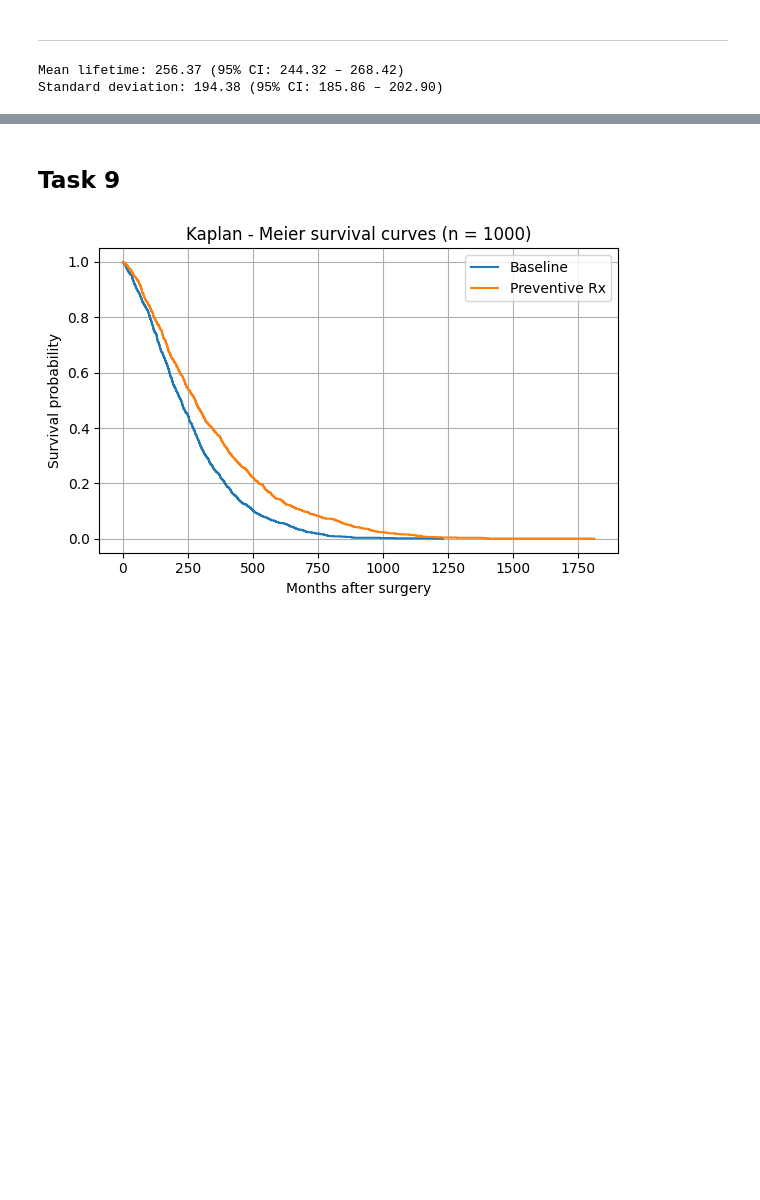
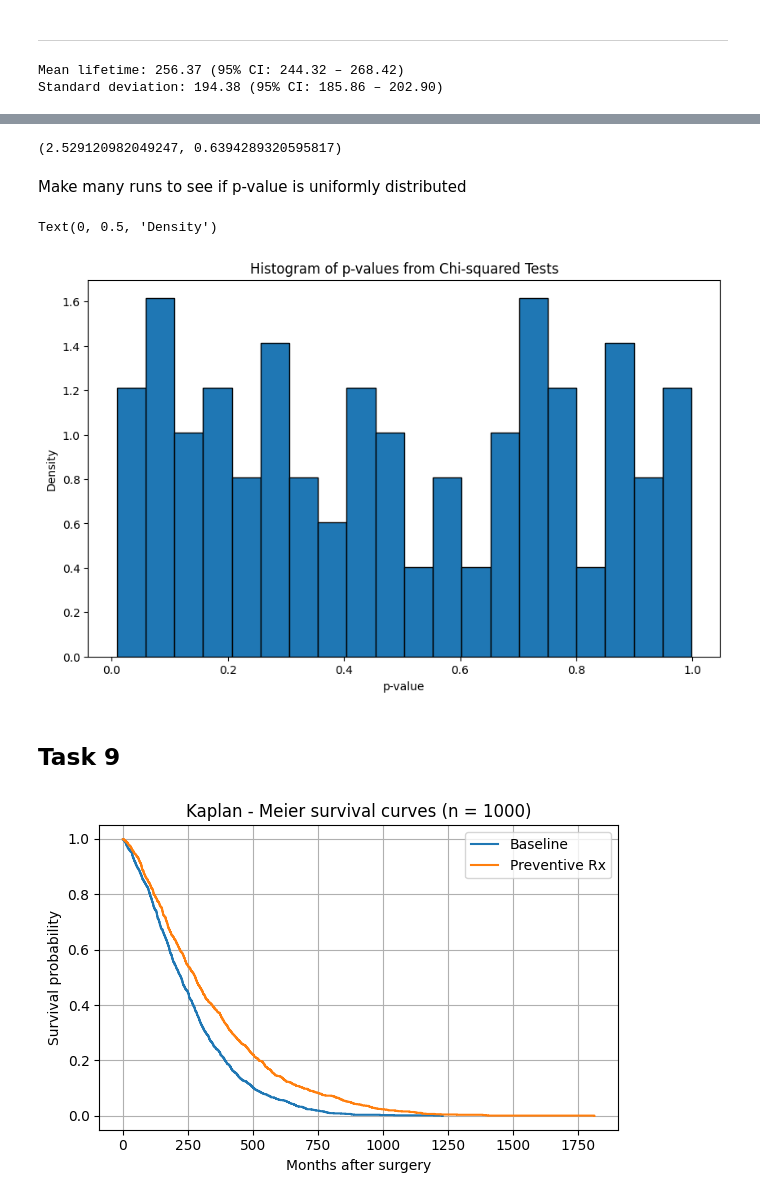
Before and after one commit to AntonJorg/stochastic_simulation, a Jupyter notebook: project1/Part2.ipynb, the cells around one changed output, grey strips where cells are left out. Saved outputs shown, nothing was run; the diff lists cells and outputs as text; code cells hidden in the pictures; blank space fills up the shorter version.

```diff
--- a/project1/Part2.ipynb
+++ b/project1/Part2.ipynb
@@ -244,0 +174,3 @@ Proportion of women with cancer reappeared (state 2 or above) after 30.5 months:
+# %%
+bin_edges = [100, 200, 400, 800, times[-1]]
+bin_edges
@@ -304,3 +222,52 @@ plt.show()
+# %%
+from scipy.stats import chi2
+def chi_squared_test(observed, expected):
+    observed = np.array(observed)
+    expected = np.array(expected)
+
+    # Ensure the sums match (scale if needed)
+    if not np.isclose(observed.sum(), expected.sum()):
+        expected = expected * (observed.sum() / expected.sum())
+
+    chi2_stat = np.sum((observed - expected) ** 2 / expected)
+
+    # Degrees of freedom: (number of categories - 1)
+    dof = len(observed) - 1
+
+    # Compute p-value from chi2 statistic using survival function (1 - CDF)
+    p_value = chi2.sf(chi2_stat, dof)
+
+    return chi2_stat, p_value
+
+chi_squared_test(observed, expected)
+# %% [output]
+(2.529120982049247, 0.6394289320595817)
+# %% [markdown]
+Make many runs to see if p-value is uniformly distributed
+# %%
+def run_experiment(num_runs=100):
+    p_vals = []
+    for _ in tqdm(range(num_runs), desc="Running experiments"):
+        results = simulate_breast_cancer(1000)
+        times, states = construct_timeline(results)
+        observed = count_deaths(times, states)
+        expected = expect_deaths()
+        _, p_val = chi_squared_test(observed, expected)
+        p_vals.append(p_val)
+
+    return p_vals
+
+p_vals = run_experiment(100)
+# %%
+# plot histogram of p-values
+plt.figure(figsize=(10, 6))
+plt.hist(p_vals, bins=20, edgecolor='black', density=True)
+plt.title("Histogram of p-values from Chi-squared Tests")
+plt.xlabel("p-value")
+plt.ylabel("Density")
+# %% [output]
+Text(0, 0.5, 'Density')
+[figure, added]
 # %% [markdown]
 ## Task 9
 # %%
```
Also changed, not shown: parts of 18 cells of this notebook.
